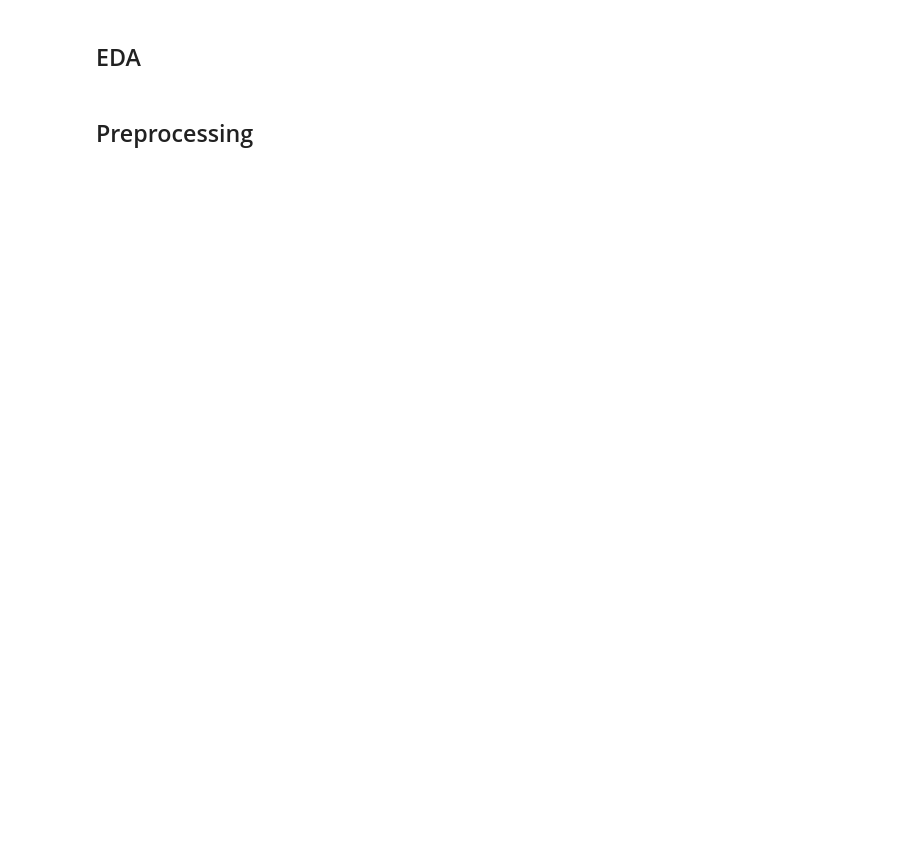
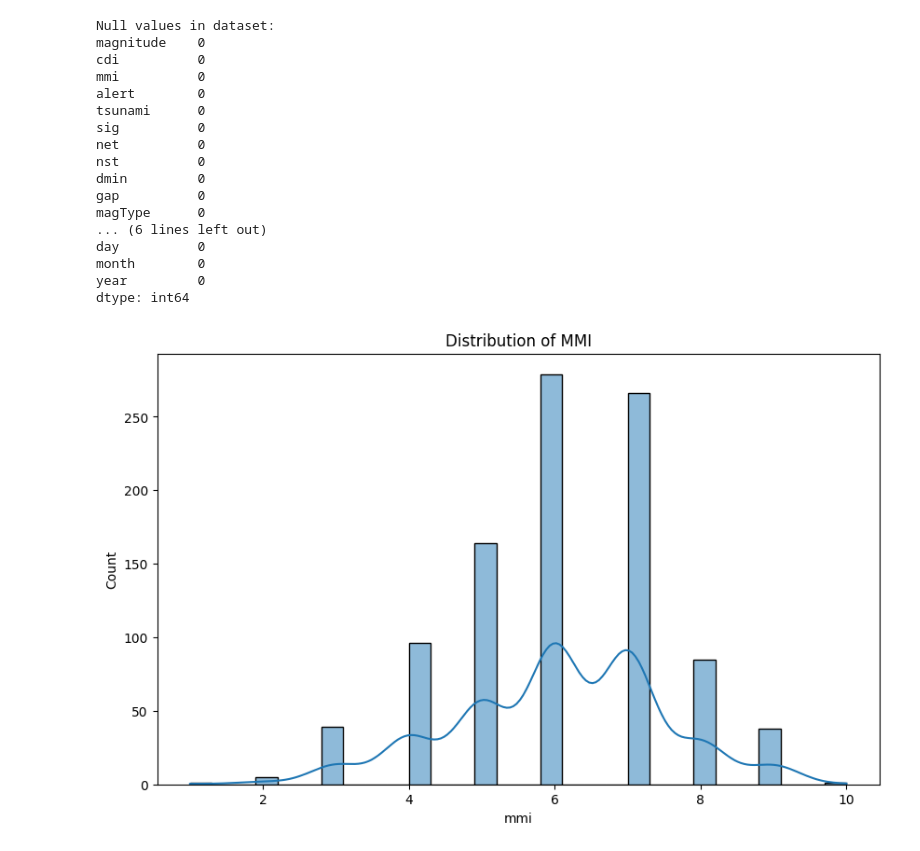
Before and after one commit to sakshat193/dataquest_JBBR, a Jupyter notebook: Notebooks/Predictions' Training/cdi_train.ipynb, the cells around one changed output. Cells and saved outputs as stored; diff of their text form; code cells hidden in the pictures; blank space fills up the shorter version.

```diff
--- a/Notebooks/Predictions' Training/cdi_train.ipynb
+++ b/Notebooks/Predictions' Training/cdi_train.ipynb
@@ -33,12 +21,27 @@ df.isna().sum()
-# %% [markdown]
-## EDA
 # %%
-import matplotlib.pyplot as plt
-import seaborn as sns
+print("Null values in dataset:")
+print(df.isna().sum())
 
-# Visualize CDI distribution
-sns.histplot(df['cdi'], kde=True, bins=30)
-plt.title('Distribution of CDI')
+plt.figure(figsize=(10, 6))
+sns.histplot(df['mmi'], kde=True, bins=30)
+plt.title('Distribution of MMI')
 plt.show()
+# %% [output]
+Null values in dataset:
+magnitude    0
+cdi          0
+mmi          0
+alert        0
+tsunami      0
+sig          0
+net          0
+nst          0
+dmin         0
+gap          0
+magType      0
+... (6 lines left out)
+day          0
+month        0
+year         0
+dtype: int64
+[figure, added]
-# %% [markdown]
-## Preprocessing
```
Also changed, not shown: parts of 32 cells of this notebook, 13 other files.
